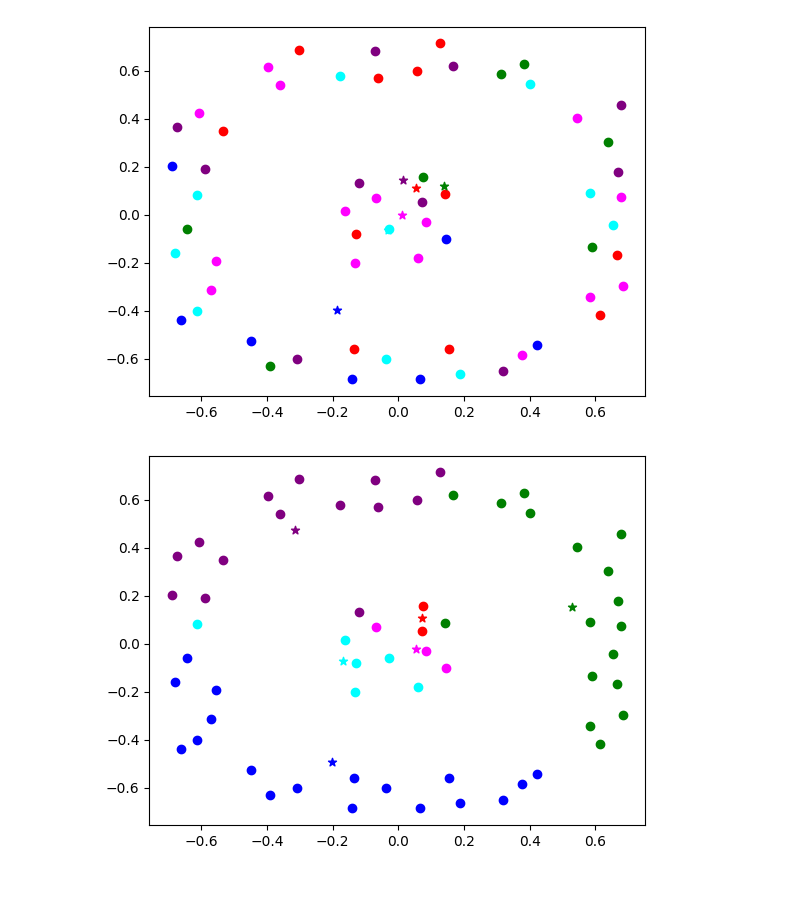
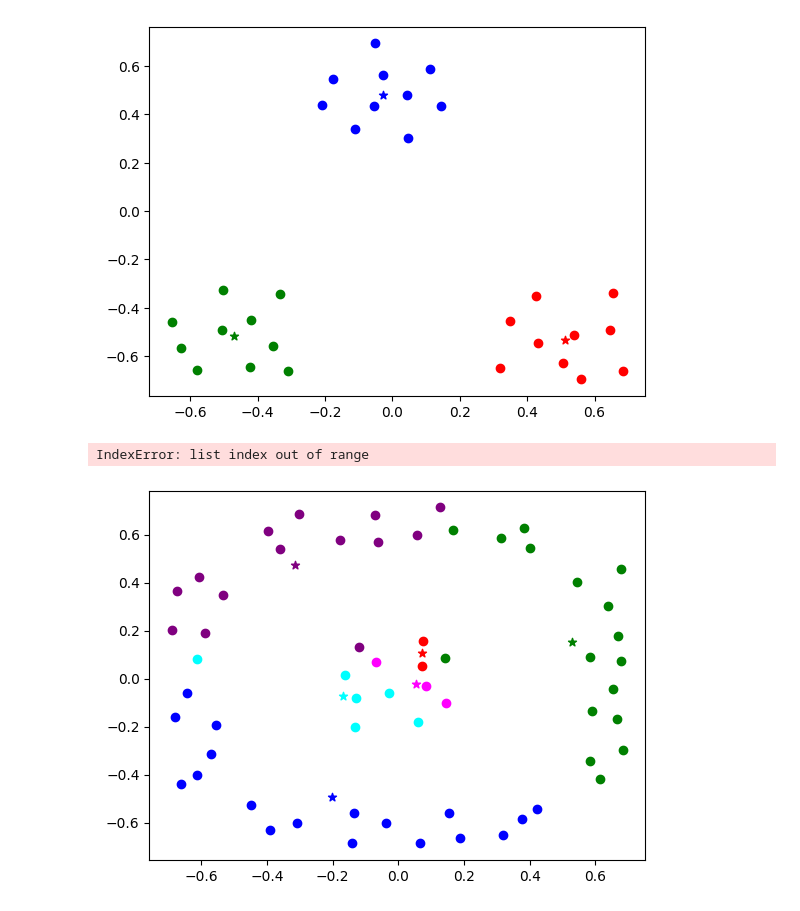
Before and after one commit to KKamp2015/PatternRecognitionMP2, a Jupyter notebook: Task2.ipynb, the cells around one changed output. Cells and saved outputs as stored; diff of their text form; code cells hidden in the pictures.

```diff
--- a/Task2.ipynb
+++ b/Task2.ipynb
@@ -72,9 +99,16 @@ K.plot()
+# %%
+K.mean()
+K.cluster()
+K.mean()
+K.plot()
+# %% [output]
+[figure, added]
 # %%
 atoll=ascii.read('atoll.csv')
-K1=Kmean(atoll,C=6)
+K1=Kmean(atoll,C=10)
 K1.plot()
 # %% [output]
-[figure, removed]
+IndexError: list index out of range
 # %%
 K1.cluster()
 K1.mean()
```
Also changed, not shown: parts of 9 cells of this notebook.
